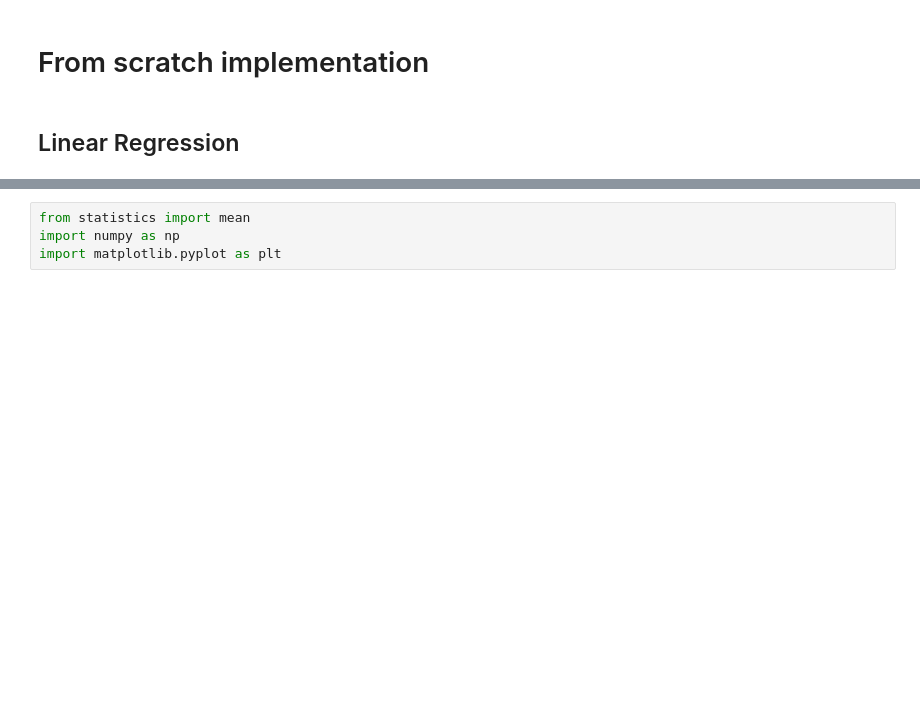
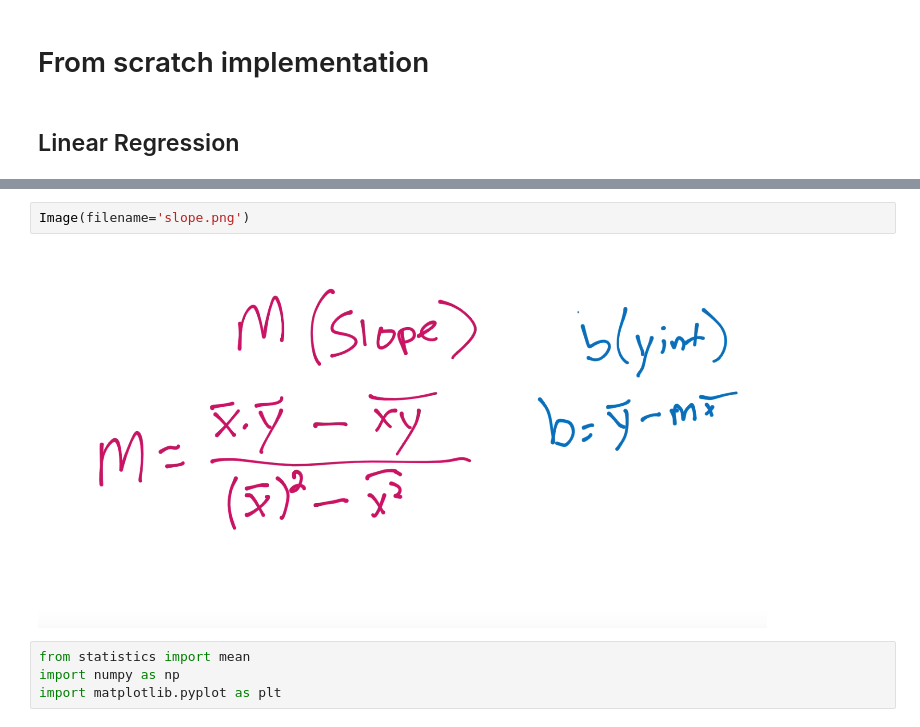
Before and after one commit to ratnadeep007/Machine-Learning-Notebooks, a Jupyter notebook: linear-regression/Linear Regression Scratch.ipynb, the cells around one changed output, grey strips where cells are left out. Saved outputs shown, nothing was run; the diff lists cells and outputs as text; blank space fills up the shorter version.

```diff
--- a/linear-regression/Linear Regression Scratch.ipynb
+++ b/linear-regression/Linear Regression Scratch.ipynb
@@ -12,3 +12,7 @@ Image(filename='linear-regression-formula.png')
+# %%
+Image(filename='slope.png')
+# %% [output]
+[figure, added]
 # %%
 from statistics import mean
 import numpy as np
```
Also changed, not shown: parts of 4 cells of this notebook, 9 other files.
